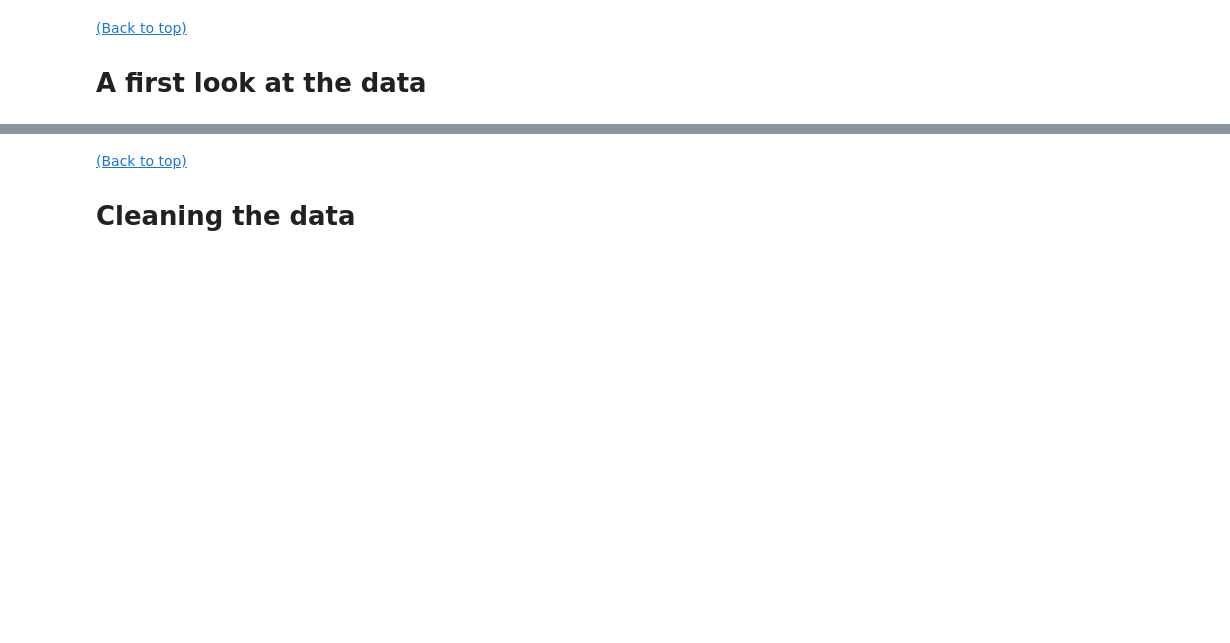
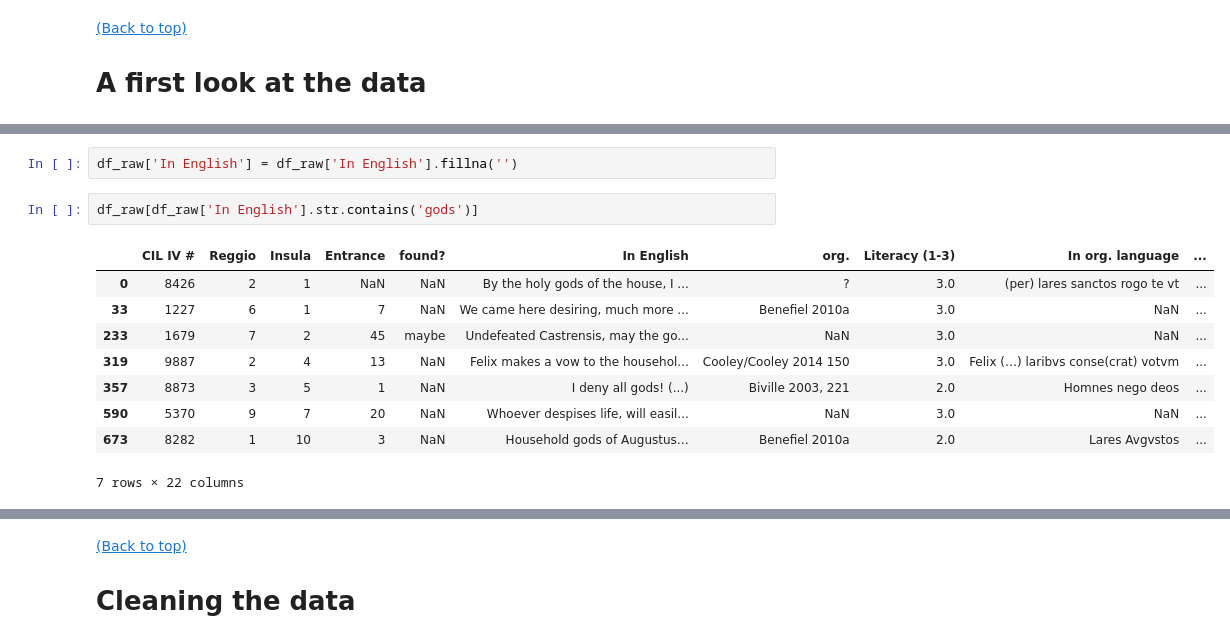
Before and after one commit to ssrosa/cacator_cave_malum, a Jupyter notebook: student.ipynb, the cells around one changed output, grey strips where cells are left out. Drawn from its saved outputs; the diff is of its cells as text; blank space fills up the shorter version.

```diff
--- a/student.ipynb
+++ b/student.ipynb
@@ -89,3 +206,17 @@ df.describe()
+# %%
+df_raw['In English'] = df_raw['In English'].fillna('')
+# %%
+df_raw[df_raw['In English'].str.contains('gods')]
+# %% [output]
+|  | CIL IV # | Reggio | Insula | Entrance | found? | In English | org. | Literacy (1-3) | In org. language | ... |
+| 0 | 8426 | 2 | 1 | NaN | NaN | By the holy gods of the house, I ... | ? | 3.0 | (per) lares sanctos rogo te vt | ... |
+| 33 | 1227 | 6 | 1 | 7 | NaN | We came here desiring, much more ... | Benefiel 2010a | 3.0 | NaN | ... |
+| 233 | 1679 | 7 | 2 | 45 | maybe | Undefeated Castrensis, may the go... | NaN | 3.0 | NaN | ... |
+| 319 | 9887 | 2 | 4 | 13 | NaN | Felix makes a vow to the househol... | Cooley/Cooley 2014 150 | 3.0 | Felix (…) laribvs conse(crat) votvm | ... |
+| 357 | 8873 | 3 | 5 | 1 | NaN | I deny all gods! (...) | Biville 2003, 221 | 2.0 | Homnes nego deos | ... |
+| 590 | 5370 | 9 | 7 | 20 | NaN | Whoever despises life, will easil... | NaN | 3.0 | NaN | ... |
+| 673 | 8282 | 1 | 10 | 3 | NaN | Household gods of Augustus… | Benefiel 2010a | 2.0 | Lares Avgvstos | ... |
+7 rows × 22 columns
 # %% [markdown]
 <a id = 'scrub'></a>
 # %% [markdown]
```
Also changed, not shown: parts of 22 cells of this notebook.
